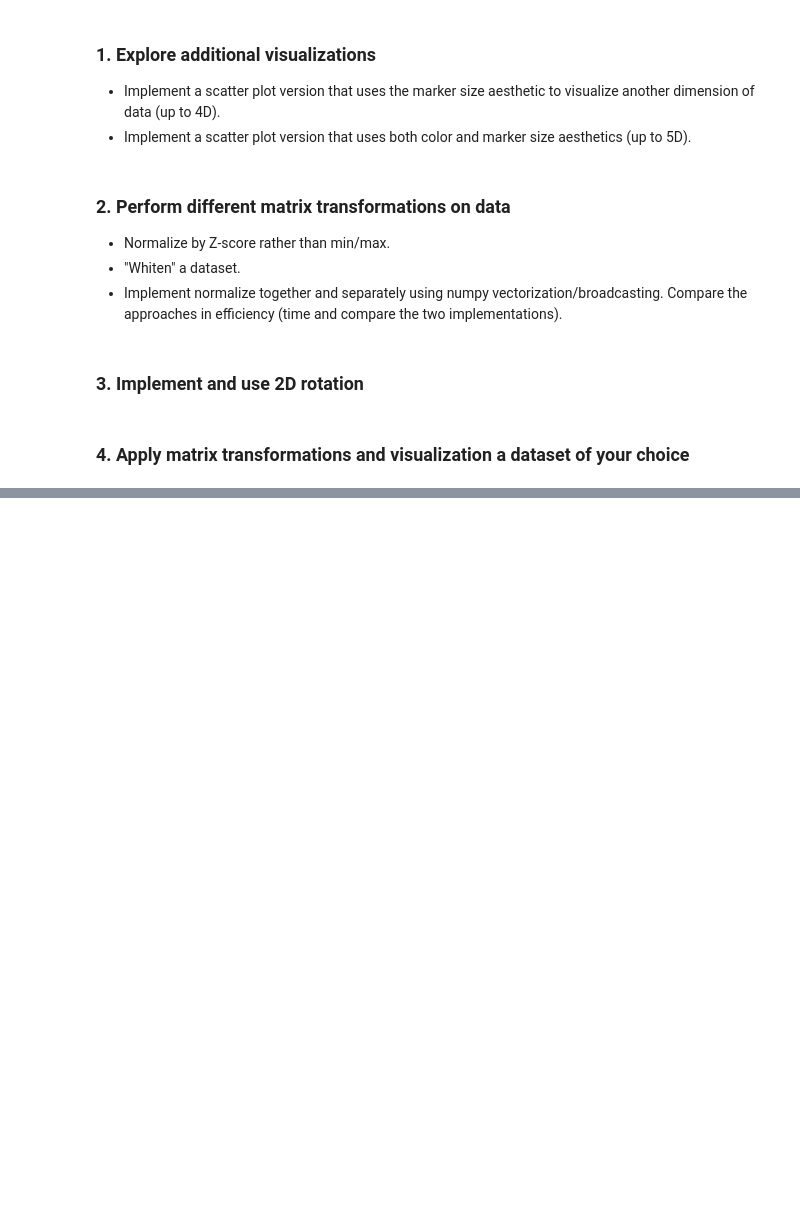
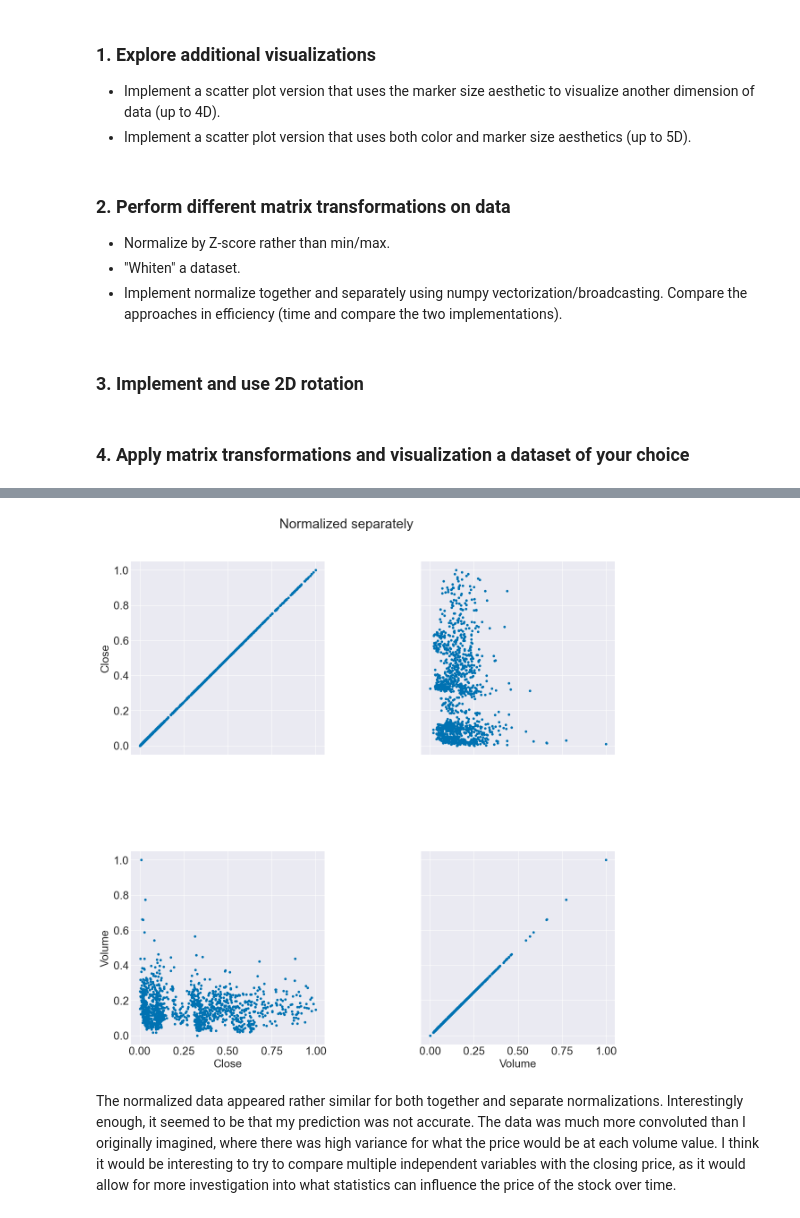
Before and after one commit to derekhessinger/Matrix_Transformations, a Jupyter notebook: transformations.ipynb, the cells around one changed output, grey strips where cells are left out. Cells and saved outputs as stored; diff of their text form; code cells hidden in the pictures; blank space fills up the shorter version.

```diff
--- a/transformations.ipynb
+++ b/transformations.ipynb
@@ -750,0 +775,15 @@ print(iris_trans.normalize_zscore())
+# %%
+nvda_data = data.Data('data/nvda.csv')
+nvda_trans = transformation.Transformation(nvda_data)
+headers = ['Close', 'Volume']
+nvda_trans.project(headers)
+
+nvda_trans.normalize_separately_vector()
+
+fig, axes = nvda_trans.pair_plot(headers)
+fig.suptitle('Normalized separately')
+fig.subplots_adjust(bottom=0.0, right=1.0, top=0.9, hspace = 0.5, wspace = 0.5)
+# %% [output]
+[figure, added]
+# %% [markdown]
+The normalized data appeared rather similar for both together and separate normalizations. Interestingly enough, it seemed to be that my prediction was not accurate. The data was much more convoluted than I originally imagined, where there was high variance for what the price would be at each volume value. I think it would be interesting to try to compare multiple independent variables with the closing price, as it would allow for more investigation into what statistics can influence the price of the stock over time.
```
Also changed, not shown: parts of 13 cells of this notebook, 2 other files.
